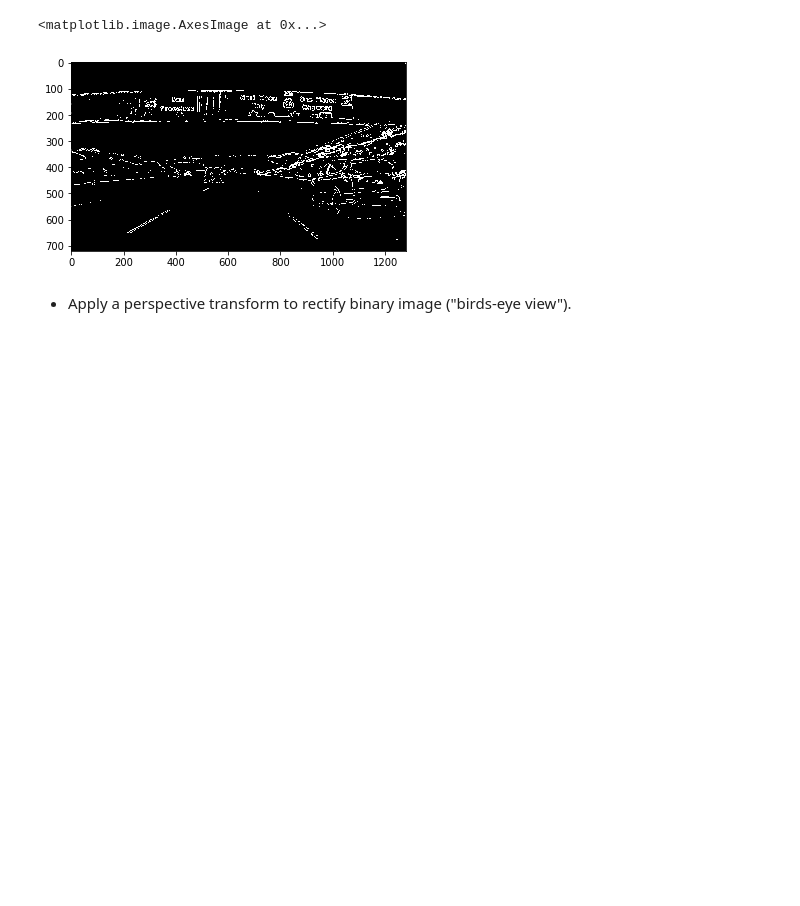
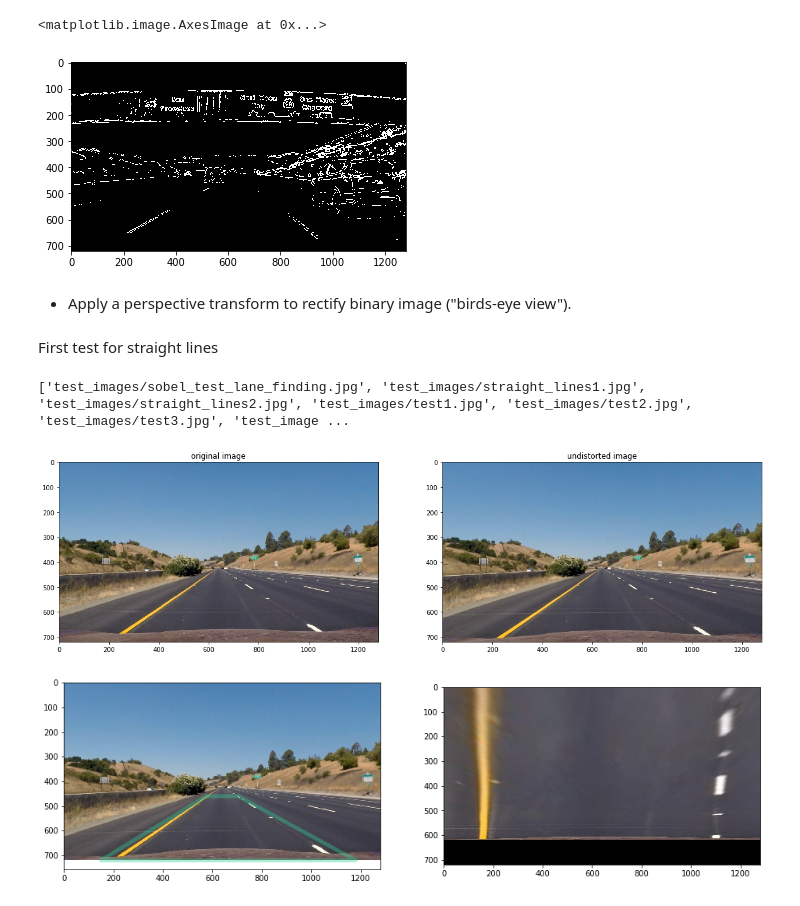
Before and after one commit to david-woo-instacart/kitt-playlabs, a Jupyter notebook: udacity/CarND-Advanced-Lane-Lines-master/CarND-Advanced-Lane-Lines-Project.ipynb, the cells around one changed output. Cells and saved outputs as stored; diff of their text form; code cells hidden in the pictures; blank space fills up the shorter version.

Commit message:
completed transform perspective

```diff
--- a/udacity/CarND-Advanced-Lane-Lines-master/CarND-Advanced-Lane-Lines-Project.ipynb
+++ b/udacity/CarND-Advanced-Lane-Lines-master/CarND-Advanced-Lane-Lines-Project.ipynb
@@ -262,6 +262,8 @@ def undistort_img(objpoints,imgpoints,img_file_name):
 
     ax2.imshow(dst)
     ax2.set_title("undistorted image")
+
+    return dst
 # %% [markdown]
 1. Briefly state how you computed the camera matrix and distortion coefficients. Provide an example of a distortion corrected calibration image.
 # %%
@@ -373,0 +411,34 @@ plt.imshow(combined_img,cmap='gray')
+# %% [markdown]
+First test for straight lines
+# %%
+test_images_files = glob.glob("test_images/*.jpg")
+print(test_images_files)
+
+image = mpimg.imread(test_images_files[1])
+
+image_undist = undistort_img(objpoints,imgpoints,test_images_files[1])
+plt.imshow(image_undist)
+
+image = image_undist
+
+# choose to abstract this out. ideally we should get the lane start from the binary images
+src_offset_x_btm_left = 150
+src_offset_x_btm_right = 100
+src_offset_x_top_left = 575
+src_offset_x_top_right = 575
+src_start_y = 460
+
+img_size = (image.shape[1],image.shape[0])
+
+#format x,y
+src = np.float32([ [src_offset_x_top_left,src_start_y],
+                                [img_size[0]-src_offset_x_top_right,src_start_y],
+                                [img_size[0]-src_offset_x_btm_right,img_size[1]],
+                                [src_offset_x_btm_left,img_size[1]]
+                                ])
+
+trans_image = get_birdeye_image_perspective(image,src,dst_offset)
+# %% [output]
+['test_images/sobel_test_lane_finding.jpg', 'test_images/straight_lines1.jpg', 'test_images/straight_lines2.jpg', 'test_images/test1.jpg', 'test_images/test2.jpg', 'test_images/test3.jpg', 'test_image ...
+[figure, added]
+[figure, added]
```
Also changed, not shown: parts of 6 cells of this notebook.
